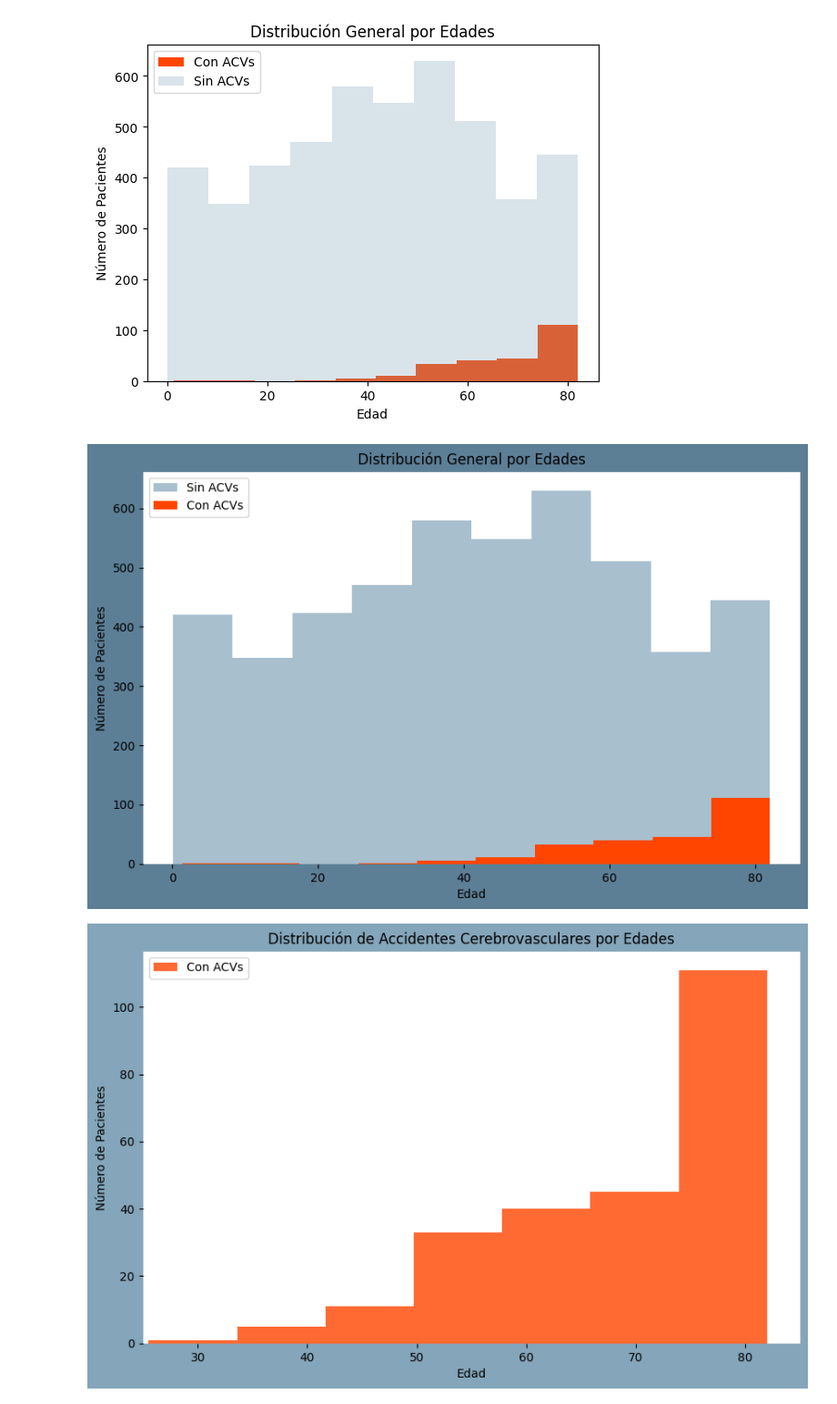
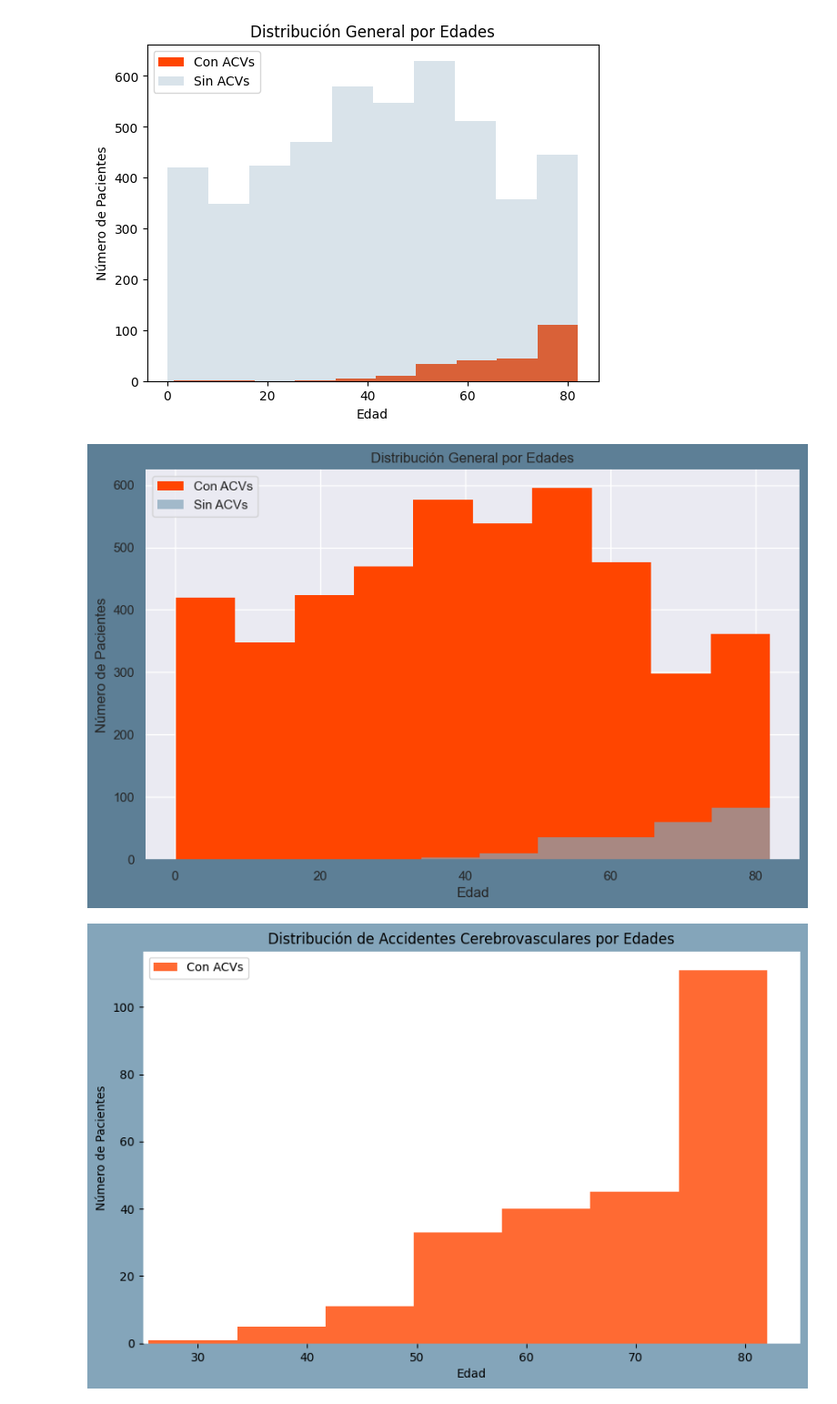
Before and after one commit to gadeso/EDA_BrainStroke, a Jupyter notebook: EDA/visualizaciones.ipynb, the cells around one changed output. Shown at 91% size. Drawn from its saved outputs; the diff is of its cells as text; code cells hidden in the pictures.

```diff
--- a/EDA/visualizaciones.ipynb
+++ b/EDA/visualizaciones.ipynb
@@ -24,6 +27,10 @@ no_stroke = df_brainstroke[df_brainstroke['stroke'] == 0]
 # Segundo, identifico y separo por los pacientes que previamente han sufrido problemas cardíacos y los que no
 heart_disease = stroke[stroke['heart_disease'] == 1]
 no_heart_disease = stroke[stroke['heart_disease'] == 0]
+
+# Infartos en pacientes sin ACVs
+heart_no_acv = no_stroke[no_stroke['heart_disease'] == 1]
+no_heart_no_acv = no_stroke[no_stroke['heart_disease'] == 0]
 # %%
 # Distribución por edad de las personas con y sin enfermedades cardíacas que han sufrido ACVs
 plt.hist(heart_disease['age'], label='Con Enfermedades Cardíacas')
@@ -57,6 +64,25 @@ for spine in ax.spines.values():
 plt.show()
 # %% [output]
 [figure]
+# %%
+plt.figure(figsize=(10, 6), facecolor='#638AA4')
+ax = plt.gca()
+
+ax.hist(no_stroke['age'], alpha=0.7, label='Sin Enfermedades Cardíacas', color=azul, edgecolor='none')
+ax.hist(no_stroke['age'], label='Con Enfermedades Cardíacas', color=naranja, edgecolor='none')
+
+ax.set_xlabel('Edad')
+ax.set_ylabel('Número de Pacientes')
+ax.set_title('Distribución por Edad de Pacientes con Enfermedades Cardíacas Comórbidas')
+
+ax.set_xlim((25, 85))
+
+ax.legend(loc='upper left')
+
+for spine in ax.spines.values():
+    spine.set_visible(False)
+
+plt.show()
 # %%
 # Distribución por edad de los pacientes del Dataset
 plt.hist(stroke['age'], color=naranja, label='Con ACVs')
@@ -71,22 +97,22 @@ plt.show()
 # %%
 plt.figure(figsize=(10, 6), facecolor='#5D7F96')
 ax = plt.gca()
 
-ax.hist(no_stroke['age'], alpha=0.7, label='Sin ACVs', color=azul, edgecolor='none')
-ax.hist(stroke['age'], color=naranja, label='Con ACVs', edgecolor='none')
+ax.hist(no_heart_no_acv['age'], color=naranja, label='Con ACVs', edgecolor='none')
+ax.hist(heart_no_acv['age'], alpha=0.7, label='Sin ACVs', color=azul, edgecolor='none')
 
 ax.set_xlabel('Edad')
 ax.set_ylabel('Número de Pacientes')
 ax.set_title('Distribución General por Edades')
 
 ax.legend(loc='upper left')
 
 for spine in ax.spines.values():
     spine.set_visible(False)
 
 plt.show()
 # %% [output]
-[figure, old version]
+[figure, new version]
 # %%
 plt.figure(figsize=(10, 6), facecolor='#84A5BA')
 ax = plt.gca()
```
Also changed, not shown: parts of 7 cells of this notebook.
